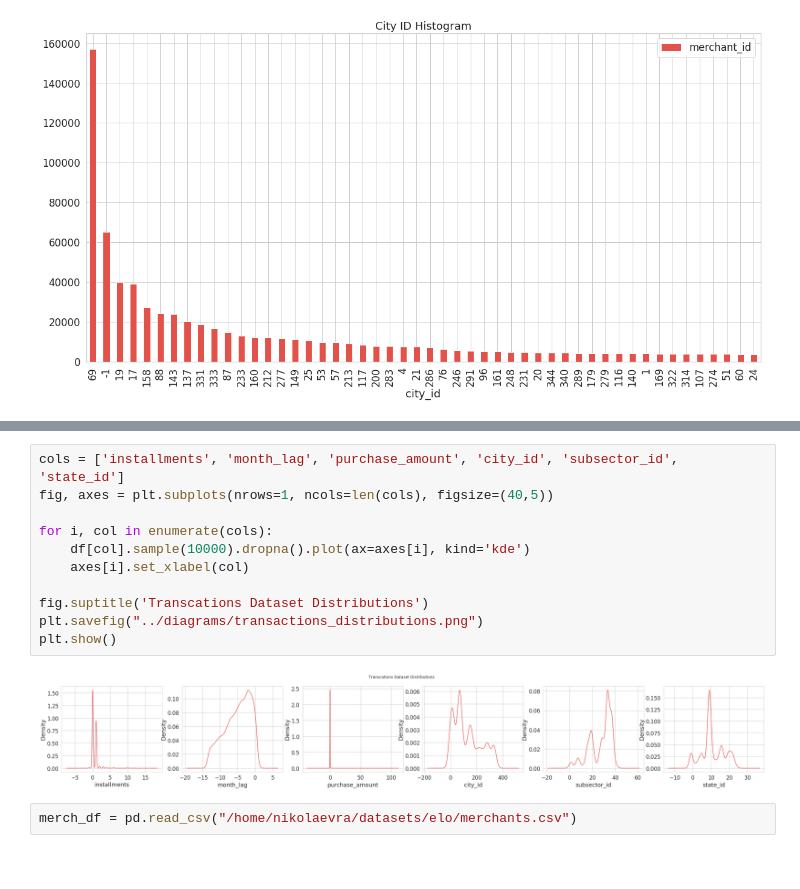
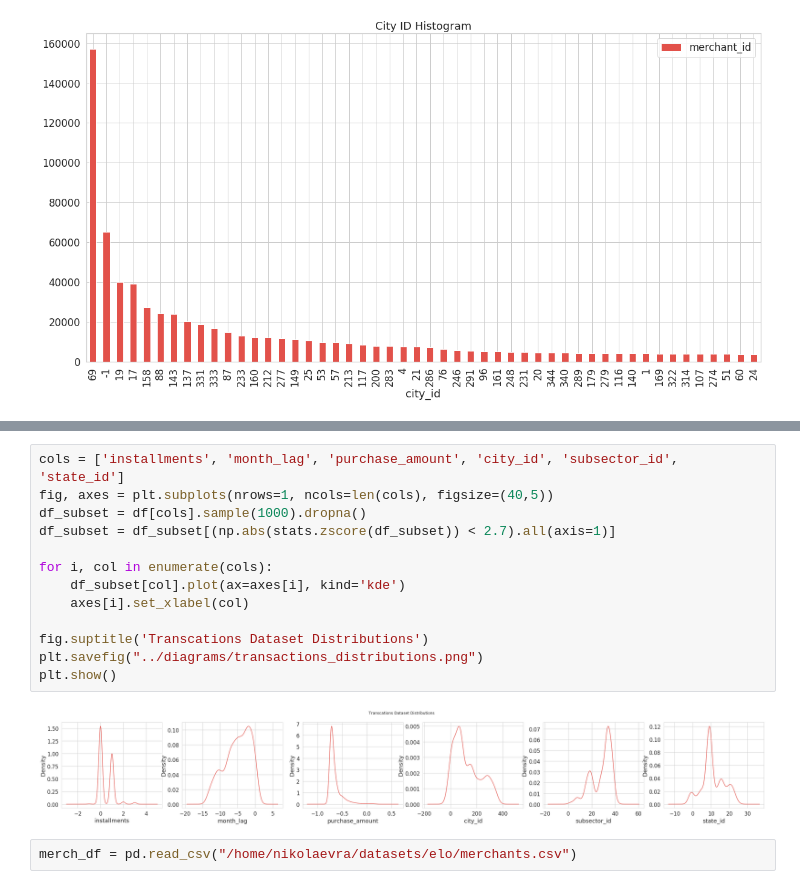
Before and after one commit to nikolaevra/bu425-large-data-cluster-force, a Jupyter notebook: exploratory/initial_exploration_w_distrobutions.ipynb, the cells around one changed output, grey strips where cells are left out. Cells and saved outputs as stored; diff of their text form.

Commit message:
updated diagrams

```diff
--- a/exploratory/initial_exploration_w_distrobutions.ipynb
+++ b/exploratory/initial_exploration_w_distrobutions.ipynb
@@ -33,16 +51,18 @@ fig.savefig('../diagrams/city_id_histogram.png')
 # %%
 cols = ['installments', 'month_lag', 'purchase_amount', 'city_id', 'subsector_id', 'state_id']
 fig, axes = plt.subplots(nrows=1, ncols=len(cols), figsize=(40,5))
+df_subset = df[cols].sample(1000).dropna()
+df_subset = df_subset[(np.abs(stats.zscore(df_subset)) < 2.7).all(axis=1)]
 
 for i, col in enumerate(cols):
-    df[col].sample(10000).dropna().plot(ax=axes[i], kind='kde')
+    df_subset[col].plot(ax=axes[i], kind='kde')
     axes[i].set_xlabel(col)
 
 fig.suptitle('Transcations Dataset Distributions')
 plt.savefig("../diagrams/transactions_distributions.png")
 plt.show()
 # %% [output]
-[figure, old version]
+[figure, new version]
 # %%
 merch_df = pd.read_csv("/home/nikolaevra/datasets/elo/merchants.csv")
 # %%
```
Also changed, not shown: parts of 4 cells of this notebook, 2 other files.
